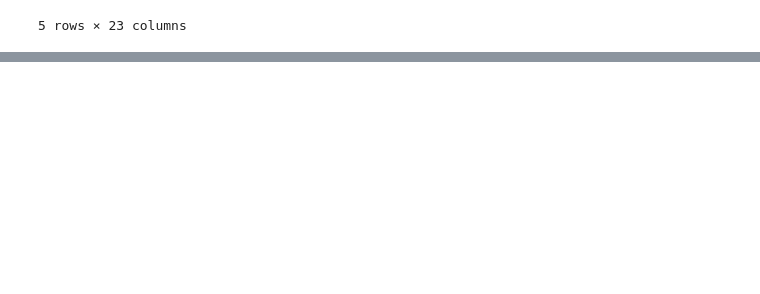
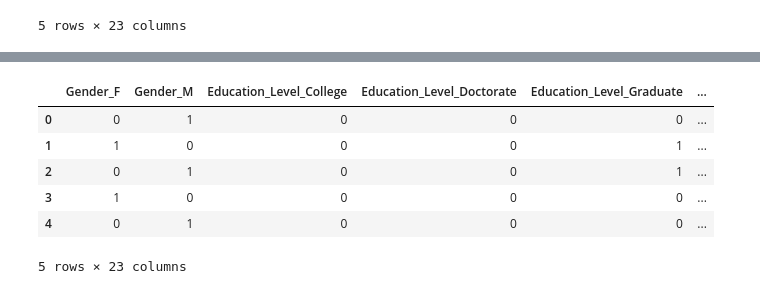
Before and after one commit to MaksAndr/Project-4-Group-4, a Jupyter notebook: Project_4_cleaned1.ipynb, the cells around one changed output, grey strips where cells are left out. Saved outputs shown, nothing was run; the diff lists cells and outputs as text; code cells hidden in the pictures; blank space fills up the shorter version.

```diff
--- a/Project_4_cleaned1.ipynb
+++ b/Project_4_cleaned1.ipynb
@@ -176,0 +144,10 @@ dtype: object
+# %%
+df_categorical.head()
+# %% [output]
+|  | Gender_F | Gender_M | Education_Level_College | Education_Level_Doctorate | Education_Level_Graduate | ... |
+| 0 | 0 | 1 | 0 | 0 | 0 | ... |
+| 1 | 1 | 0 | 0 | 0 | 1 | ... |
+| 2 | 0 | 1 | 0 | 0 | 1 | ... |
+| 3 | 1 | 0 | 0 | 0 | 0 | ... |
+| 4 | 0 | 1 | 0 | 0 | 0 | ... |
+5 rows × 23 columns
```
Also changed, not shown: parts of 76 cells of this notebook.
